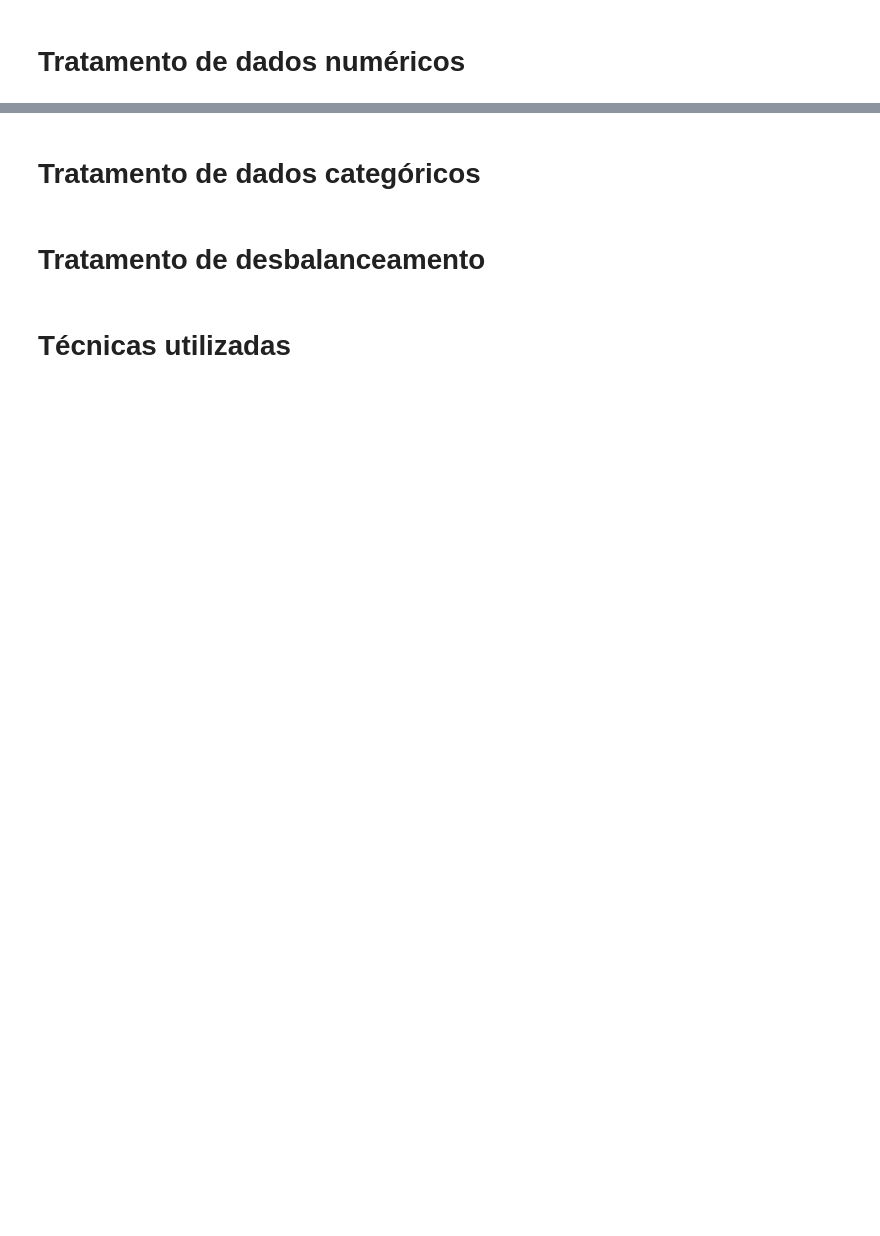
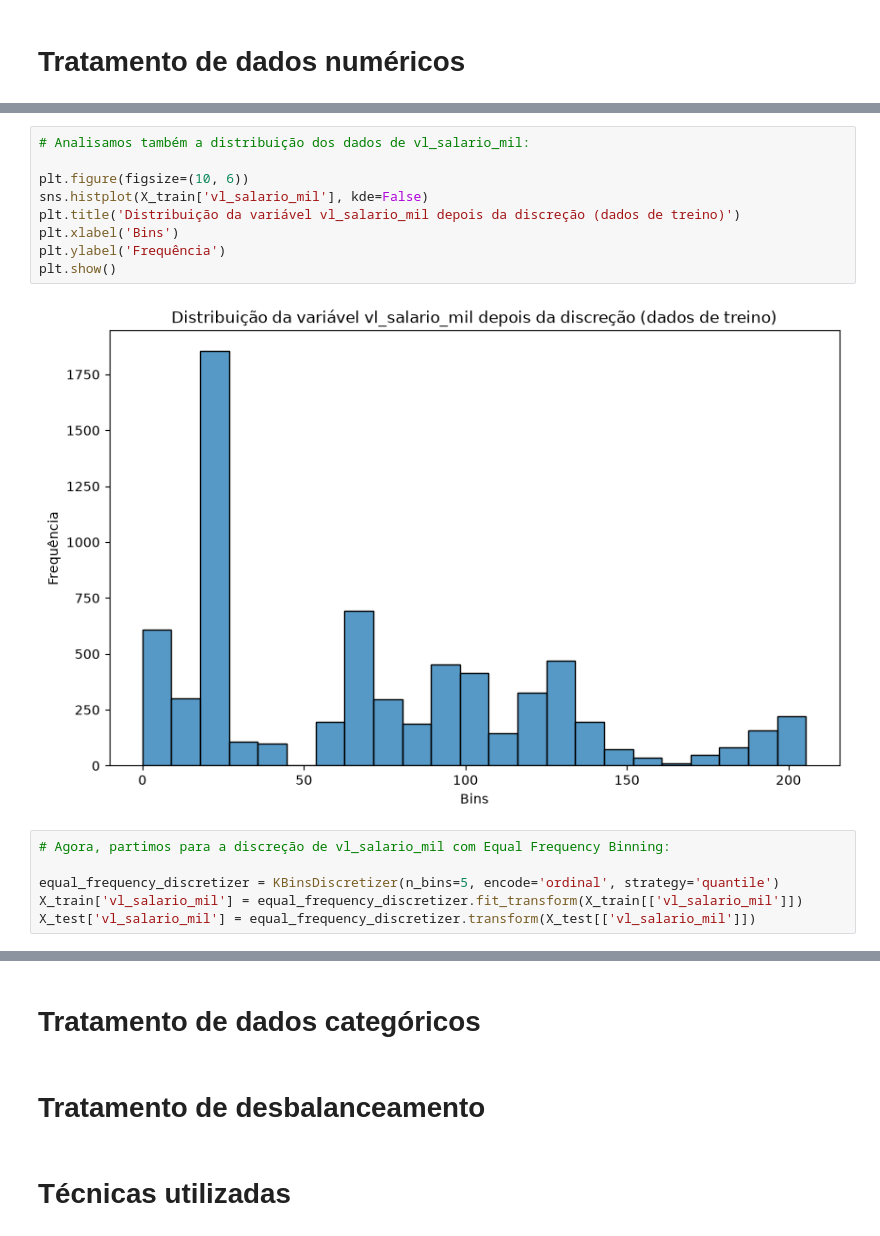
Before and after one commit to tavianu/mba, a Jupyter notebook: Feature Engineering - Aulas e Exercícios/Trrabalho-final.ipynb, the cells around one changed output, grey strips where cells are left out. Saved outputs shown, nothing was run; the diff lists cells and outputs as text; blank space fills up the shorter version.

```diff
--- a/Feature Engineering - Aulas e Exercícios/Trrabalho-final.ipynb
+++ b/Feature Engineering - Aulas e Exercícios/Trrabalho-final.ipynb
@@ -251,0 +335,17 @@ y_test  = df_test['SCORE_CREDITO']
+# %%
+# Analisamos também a distribuição dos dados de vl_salario_mil:
+
+plt.figure(figsize=(10, 6))
+sns.histplot(X_train['vl_salario_mil'], kde=False)
+plt.title('Distribuição da variável vl_salario_mil depois da discreção (dados de treino)')
+plt.xlabel('Bins')
+plt.ylabel('Frequência')
+plt.show()
+# %% [output]
+[figure, added]
+# %%
+# Agora, partimos para a discreção de vl_salario_mil com Equal Frequency Binning:
+
+equal_frequency_discretizer = KBinsDiscretizer(n_bins=5, encode='ordinal', strategy='quantile')
+X_train['vl_salario_mil'] = equal_frequency_discretizer.fit_transform(X_train[['vl_salario_mil']])
+X_test['vl_salario_mil'] = equal_frequency_discretizer.transform(X_test[['vl_salario_mil']])
```
Also changed, not shown: parts of 21 cells of this notebook.
